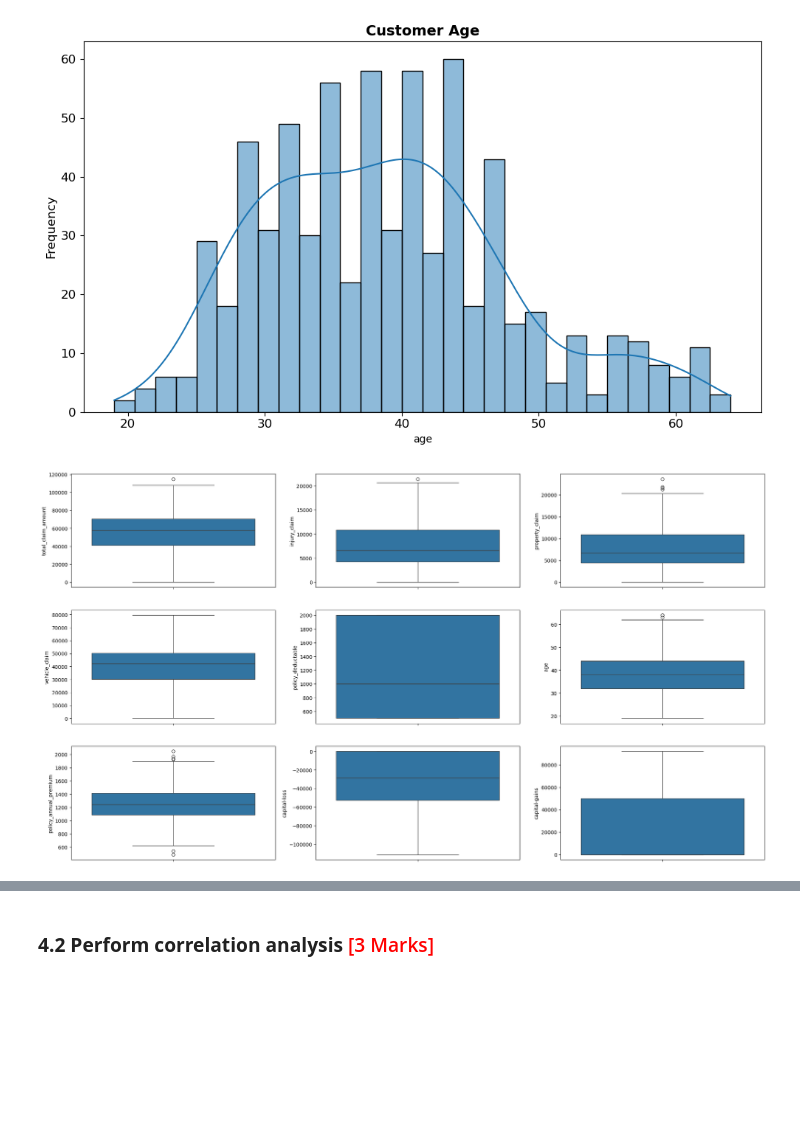
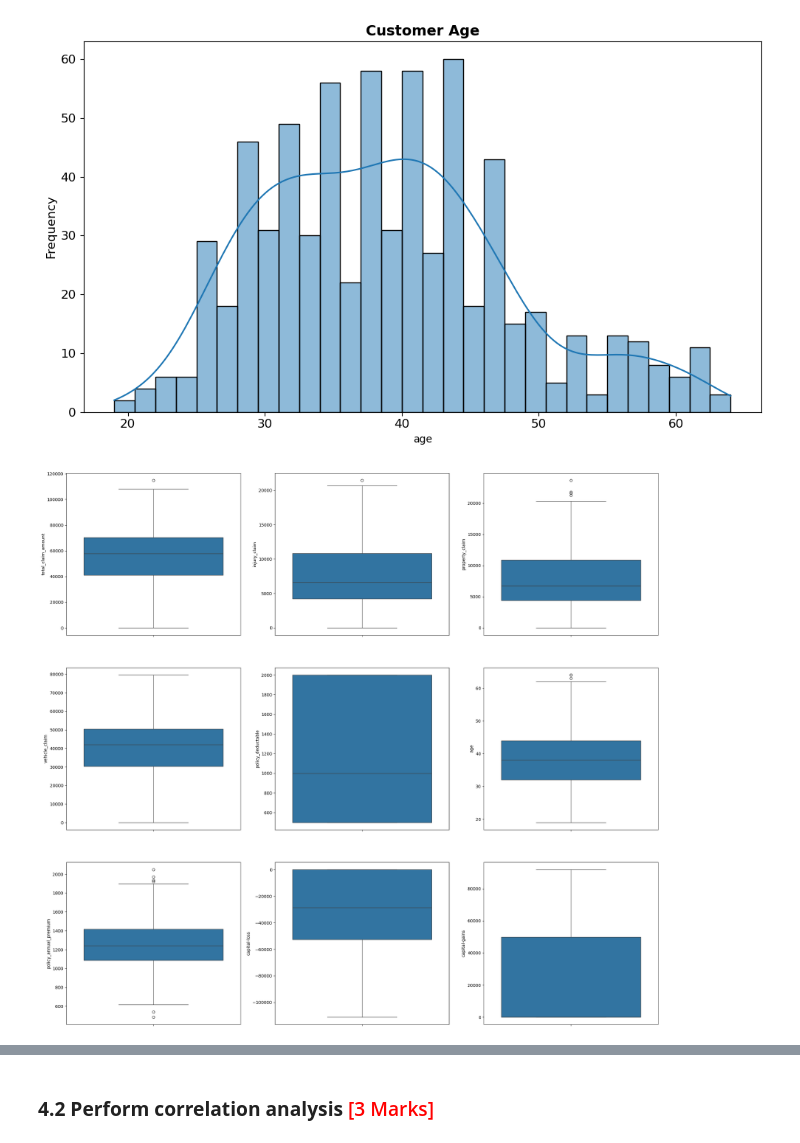
Before and after one commit to narendhar007/fraudclaimdetection, a Jupyter notebook: Fraudulent_Claim_Detection_Starter.ipynb, the cells around one changed output, grey strips where cells are left out. Drawn from its saved outputs; the diff is of its cells as text; code cells hidden in the pictures; blank space fills up the shorter version.

```diff
--- a/Fraudulent_Claim_Detection_Starter.ipynb
+++ b/Fraudulent_Claim_Detection_Starter.ipynb
@@ -337,6 +337,6 @@ Name: count, dtype: int64
 # %%
 # Handle the rows containing null values
-claims_df['authorities_contacted'] =  claims_df.authorities_contacted.fillna(value='None', axis=0)
+claims_df['authorities_contacted'] =  claims_df.authorities_contacted.fillna(value='Other', axis=0)
 # %% [markdown]
 ### **2.2 Identify and handle redundant values and columns** <font color = red>[5 marks]</font>
 # %% [markdown]
@@ -591,12 +591,9 @@ dtype: object
 #Variables incident_date, incident_hour_of_the_day, auto_year have incorrect data type
 #convert incident_date to datetime format
 claims_df['incident_date'] = pd.to_datetime(claims_df.incident_date)
-# %%
-#Convert incident_hour_of_the_day to object type
-claims_df['incident_hour_of_the_day'] = pd.to_datetime(claims_df['incident_hour_of_the_day'], format='%H').dt.time
 # %%
-#convert auto_year to year as periodindex data type
-claims_df['auto_year'] = pd.PeriodIndex(claims_df['auto_year'], freq='A')
+#convert auto_year to year which can be used to derive age of the vehicle
+#claims_df['auto_year'] = pd.to_datetime(claims_df['auto_year'], format='%Y')
 # %%
 # Check the features of the data again
 claims_df.info()
@@ -801,36 +779,37 @@ hist_plot(claims_train_X, 'age', title='Customer Age', bins=30)
 # %% [output]
 [figure]
 # %%
-#Box Plot Visualisation of numerical variables
+#Box Plot Visualisation of numerical features
 
-plt.figure(figsize=(25,14))
+plt.figure(figsize=(25,40))
 
-plt.subplot(3,3,1)
+plt.subplot(5,3,1)
 sns.boxplot(data = claims_train_X, y = 'total_claim_amount')
 
-plt.subplot(3,3,2)
+plt.subplot(5,3,2)
 sns.boxplot(data = claims_train_X, y = 'injury_claim')
 
-plt.subplot(3,3,3)
+plt.subplot(5,3,3)
 sns.boxplot(data = claims_train_X, y = 'property_claim')
 
-plt.subplot(3,3,4)
+plt.subplot(5,3,4)
 sns.boxplot(data = claims_train_X, y = 'vehicle_claim')
 
-plt.subplot(3,3,5)
+plt.subplot(5,3,5)
 sns.boxplot(data = claims_train_X, y = 'policy_deductable')
 
-plt.subplot(3,3,6)
+plt.subplot(5,3,6)
 sns.boxplot(data = claims_train_X, y = 'age')
 
-plt.subplot(3,3,7)
+plt.subplot(5,3,7)
 sns.boxplot(data = claims_train_X, y = 'policy_annual_premium')
 
-plt.subplot(3,3,8)
+plt.subplot(5,3,8)
 sns.boxplot(data = claims_train_X, y = 'capital-loss')
 
-plt.subplot(3,3,9)
+plt.subplot(5,3,9)
 sns.boxplot(data = claims_train_X, y = 'capital-gains')
+
 plt.show()
 # %% [output]
-[figure, old version]
+[figure, new version]
```
Also changed, not shown: parts of 157 cells of this notebook.
